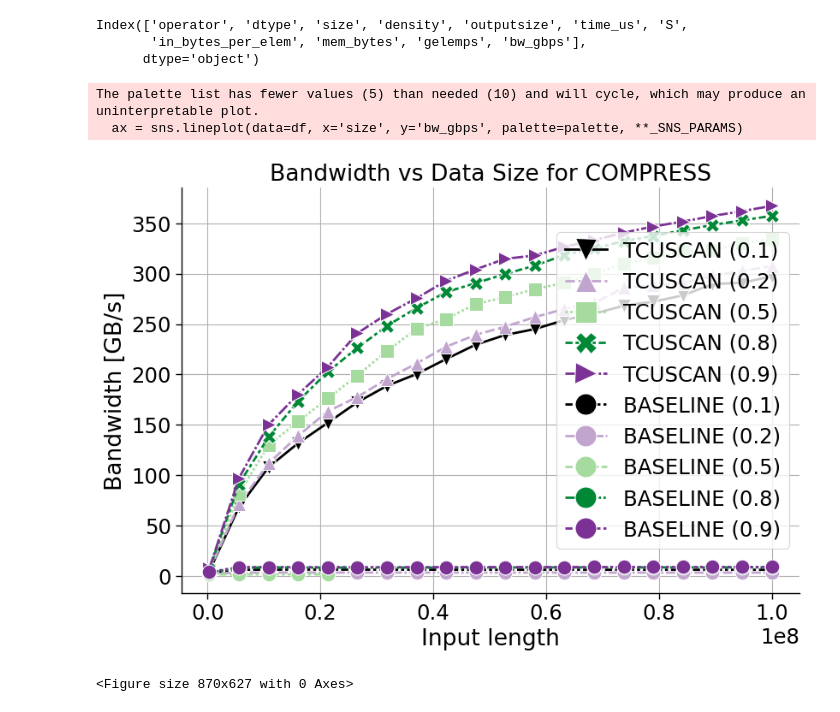
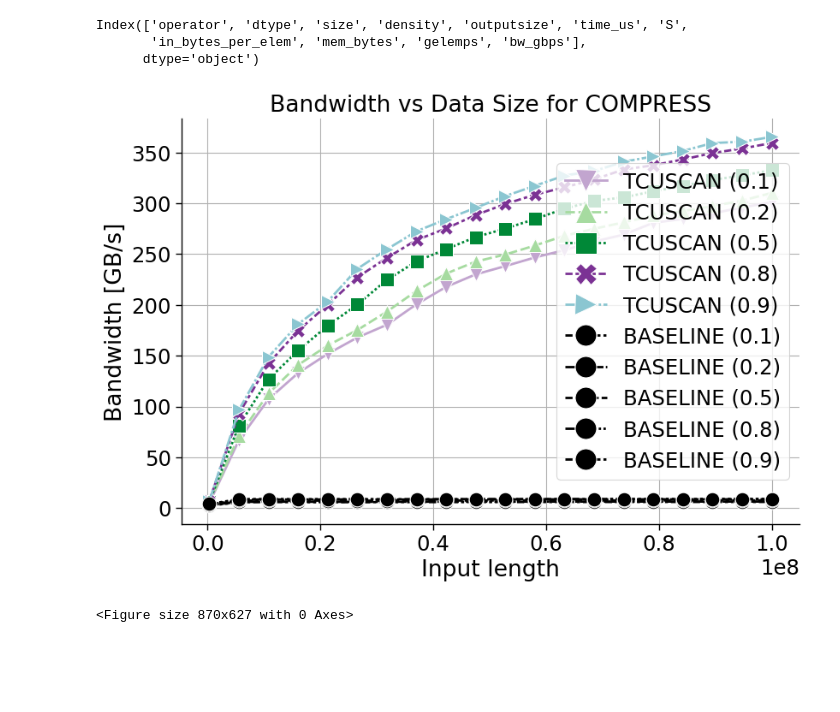
Before and after one commit to huawei-csl/pytorch-tcuscan, a Jupyter notebook: nbs/paper-plots/snapshot/compress_vs_masked_select.ipynb, the cells around one changed output. Cells and saved outputs as stored; diff of their text form; code cells hidden in the pictures; blank space fills up the shorter version.

```diff
--- a/nbs/paper-plots/snapshot/compress_vs_masked_select.ipynb
+++ b/nbs/paper-plots/snapshot/compress_vs_masked_select.ipynb
@@ -54,29 +54,33 @@ Index(['operator', 'dtype', 'size', 'density', 'outputsize', 'time_us', 'S',
       dtype='object')
 # %%
 palette = [### Colorbrewer colors
-"black",
 "#c2a5cf",
 "#a6dba0",
 "#008837",
-"#7b3294",]
+"#7b3294",
+"#8bc6d1",
+"black",
+"black",
+"black",
+"black",
+"black",
+]
 
 ax = sns.lineplot(data=df, x='size', y='bw_gbps', palette=palette, **_SNS_PARAMS)
 
 ax.set_title(f"Bandwidth vs Data Size for COMPRESS")
 ax.set_xlabel("Input length")
 ax.set_ylabel("Bandwidth [GB/s]")
 sns.despine(right = True)
 plt.legend(markerscale=_LEGEND_MARKER_SCALE)
 plt.grid()
 
 plt.tight_layout()
 
 fig = ax.get_figure()
 fig.savefig(f"figs/compress_{dtype}.png")
 plt.show()
 plt.clf()
 # %% [output]
+[figure, new version]
-The palette list has fewer values (5) than needed (10) and will cycle, which may produce an uninterpretable plot.
-  ax = sns.lineplot(data=df, x='size', y='bw_gbps', palette=palette, **_SNS_PARAMS)
+<Figure size 870x627 with 0 Axes>
-[figure, old version]
-<Figure size 870x627 with 0 Axes>
```
Also changed, not shown: 1 other file.
